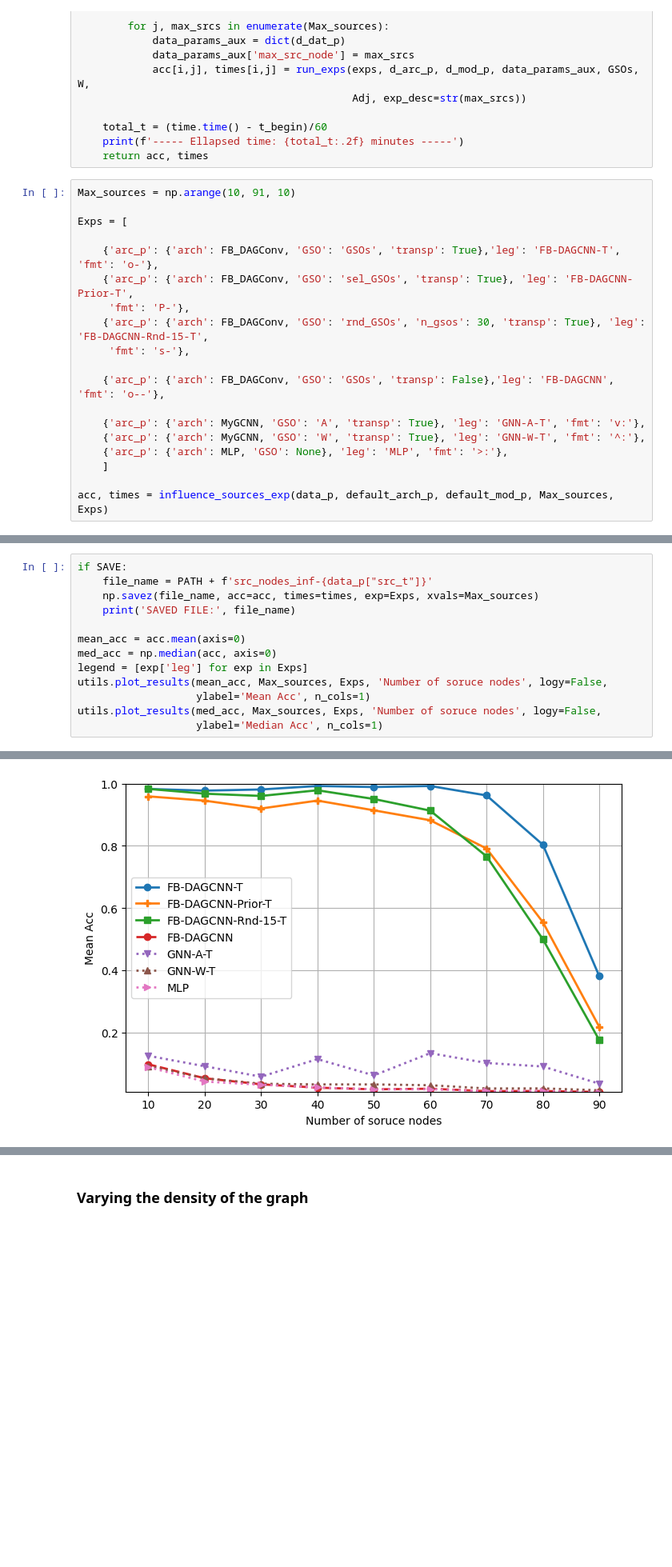
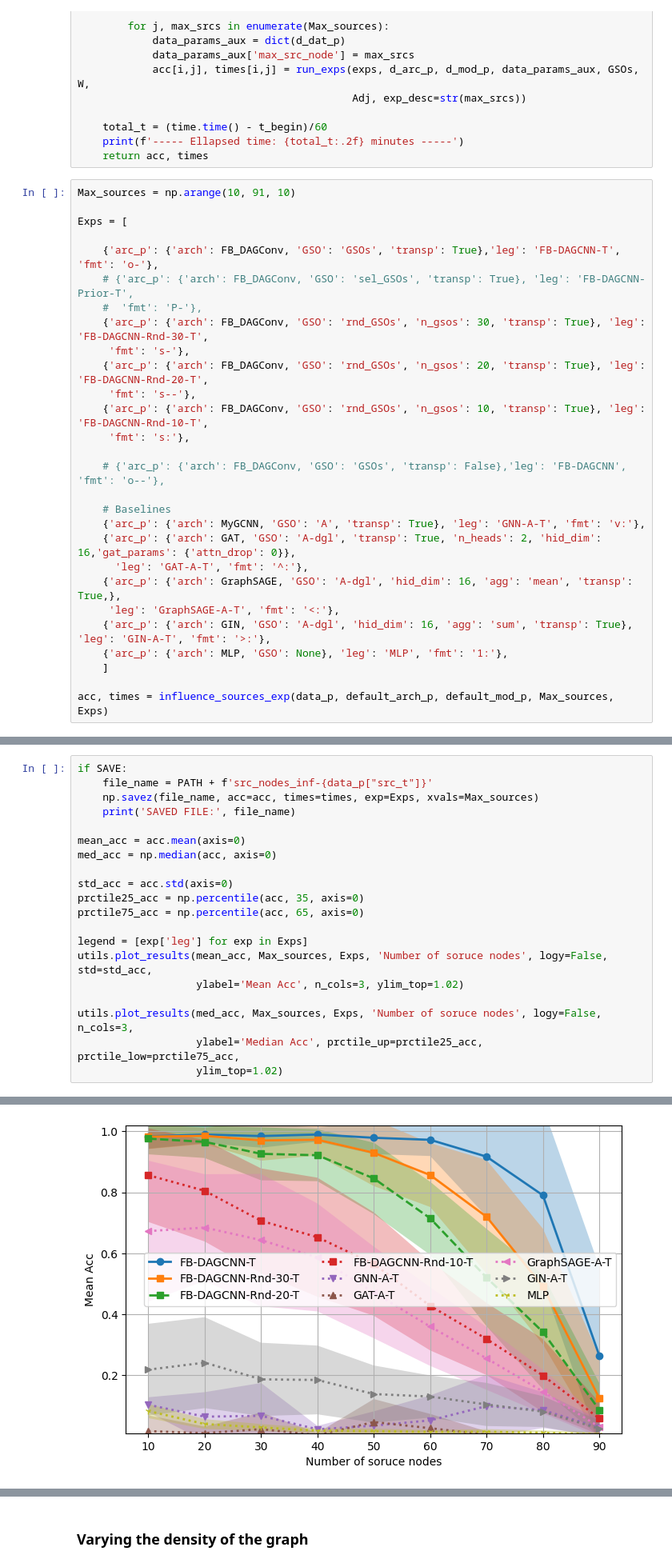
Before and after one commit to reysam93/dag_conv_nn, a Jupyter notebook: source_id.ipynb, the cells around one changed output, grey strips where cells are left out. Shown at 80% size. Saved outputs shown, nothing was run; the diff lists cells and outputs as text; blank space fills up the shorter version.

```diff
--- a/source_id.ipynb
+++ b/source_id.ipynb
@@ -259,16 +266,25 @@ Max_sources = np.arange(10, 91, 10)
 Exps = [
 
     {'arc_p': {'arch': FB_DAGConv, 'GSO': 'GSOs', 'transp': True},'leg': 'FB-DAGCNN-T', 'fmt': 'o-'},
-    {'arc_p': {'arch': FB_DAGConv, 'GSO': 'sel_GSOs', 'transp': True}, 'leg': 'FB-DAGCNN-Prior-T',
-     'fmt': 'P-'},
-    {'arc_p': {'arch': FB_DAGConv, 'GSO': 'rnd_GSOs', 'n_gsos': 30, 'transp': True}, 'leg': 'FB-DAGCNN-Rnd-15-T',
+    # {'arc_p': {'arch': FB_DAGConv, 'GSO': 'sel_GSOs', 'transp': True}, 'leg': 'FB-DAGCNN-Prior-T',
+    #  'fmt': 'P-'},
+    {'arc_p': {'arch': FB_DAGConv, 'GSO': 'rnd_GSOs', 'n_gsos': 30, 'transp': True}, 'leg': 'FB-DAGCNN-Rnd-30-T',
      'fmt': 's-'},
+    {'arc_p': {'arch': FB_DAGConv, 'GSO': 'rnd_GSOs', 'n_gsos': 20, 'transp': True}, 'leg': 'FB-DAGCNN-Rnd-20-T',
+     'fmt': 's--'},
+    {'arc_p': {'arch': FB_DAGConv, 'GSO': 'rnd_GSOs', 'n_gsos': 10, 'transp': True}, 'leg': 'FB-DAGCNN-Rnd-10-T',
+     'fmt': 's:'},
 
-    {'arc_p': {'arch': FB_DAGConv, 'GSO': 'GSOs', 'transp': False},'leg': 'FB-DAGCNN', 'fmt': 'o--'},
+    # {'arc_p': {'arch': FB_DAGConv, 'GSO': 'GSOs', 'transp': False},'leg': 'FB-DAGCNN', 'fmt': 'o--'},
 
+    # Baselines
     {'arc_p': {'arch': MyGCNN, 'GSO': 'A', 'transp': True}, 'leg': 'GNN-A-T', 'fmt': 'v:'},
-    {'arc_p': {'arch': MyGCNN, 'GSO': 'W', 'transp': True}, 'leg': 'GNN-W-T', 'fmt': '^:'},
-    {'arc_p': {'arch': MLP, 'GSO': None}, 'leg': 'MLP', 'fmt': '>:'},
+    {'arc_p': {'arch': GAT, 'GSO': 'A-dgl', 'transp': True, 'n_heads': 2, 'hid_dim': 16,'gat_params': {'attn_drop': 0}},
+      'leg': 'GAT-A-T', 'fmt': '^:'},
+    {'arc_p': {'arch': GraphSAGE, 'GSO': 'A-dgl', 'hid_dim': 16, 'agg': 'mean', 'transp': True,},
+     'leg': 'GraphSAGE-A-T', 'fmt': '<:'},
+    {'arc_p': {'arch': GIN, 'GSO': 'A-dgl', 'hid_dim': 16, 'agg': 'sum', 'transp': True}, 'leg': 'GIN-A-T', 'fmt': '>:'},
+    {'arc_p': {'arch': MLP, 'GSO': None}, 'leg': 'MLP', 'fmt': '1:'},
     ]
 
 acc, times = influence_sources_exp(data_p, default_arch_p, default_mod_p, Max_sources, Exps)
@@ -310,16 +326,23 @@ Iteration: 3
 # %%
 if SAVE:
     file_name = PATH + f'src_nodes_inf-{data_p["src_t"]}'
     np.savez(file_name, acc=acc, times=times, exp=Exps, xvals=Max_sources)
     print('SAVED FILE:', file_name)
 
 mean_acc = acc.mean(axis=0)
 med_acc = np.median(acc, axis=0)
+
+std_acc = acc.std(axis=0)
+prctile25_acc = np.percentile(acc, 35, axis=0)
+prctile75_acc = np.percentile(acc, 65, axis=0)
+
 legend = [exp['leg'] for exp in Exps]
-utils.plot_results(mean_acc, Max_sources, Exps, 'Number of soruce nodes', logy=False,
-                   ylabel='Mean Acc', n_cols=1)
-utils.plot_results(med_acc, Max_sources, Exps, 'Number of soruce nodes', logy=False,
-                   ylabel='Median Acc', n_cols=1)
+utils.plot_results(mean_acc, Max_sources, Exps, 'Number of soruce nodes', logy=False, std=std_acc,
+                   ylabel='Mean Acc', n_cols=3, ylim_top=1.02)
+
+utils.plot_results(med_acc, Max_sources, Exps, 'Number of soruce nodes', logy=False, n_cols=3,
+                   ylabel='Median Acc', prctile_up=prctile25_acc, prctile_low=prctile75_acc,
+                   ylim_top=1.02)
 # %% [output]
 SAVED FILE: results/src_id/src_nodes_inf-random
-[figure, old version]
+[figure, new version]
```
Also changed, not shown: parts of 5 cells of this notebook, 2 other files.
